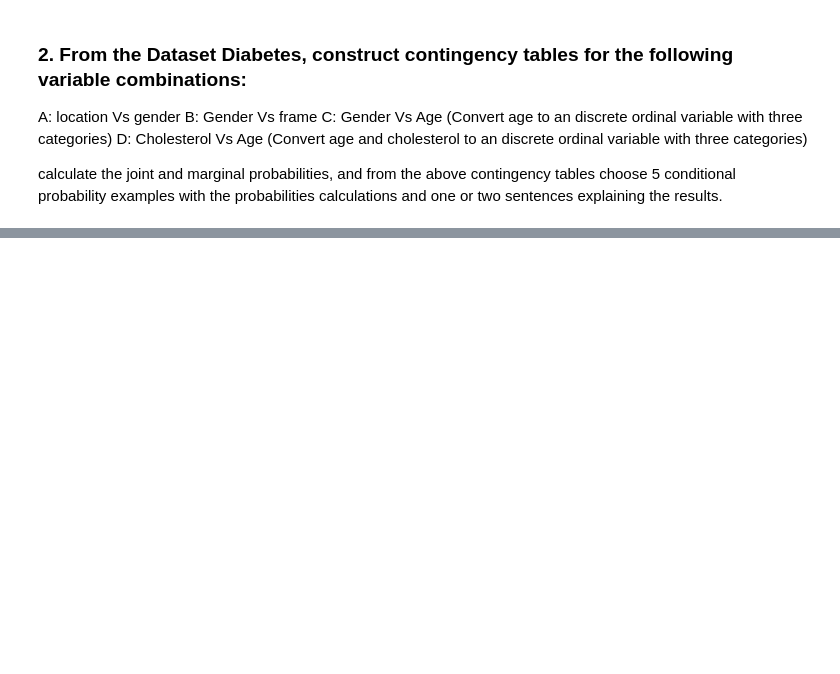
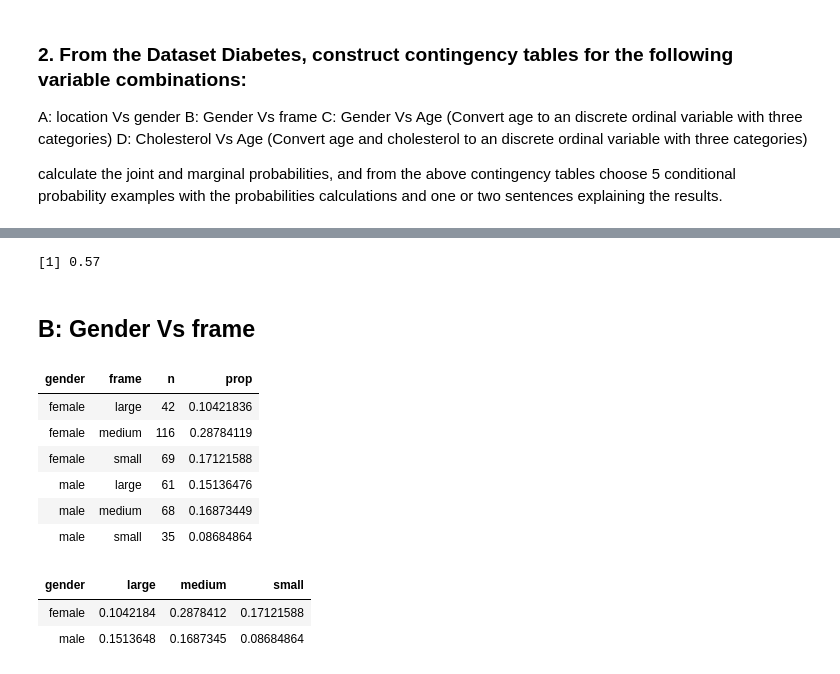
Before and after one commit to abchapman93/BMI_Prob_Stats, a Jupyter notebook: Module/Week_3/Homework 2..ipynb, the cells around one changed output, grey strips where cells are left out. Drawn from its saved outputs; the diff is of its cells as text; code cells hidden in the pictures; blank space fills up the shorter version.

```diff
--- a/Module/Week_3/Homework 2..ipynb
+++ b/Module/Week_3/Homework 2..ipynb
@@ -15,0 +205,36 @@ calculate the joint and marginal probabilities, and from the above contingency t
+# %%
+# Conditional Probabilities
+# Probability of female given Buckingham
+(prop_df %>%
+    filter(gender == "female", location == "Buckingham") %>%
+    .$prop ) /
+(marginal_df %>%
+    filter(location == "Buckingham") %>%
+    .$marginal
+)
+# %% [output]
+[1] 0.57
+# %% [markdown]
+## B: Gender Vs frame
+# %%
+grouped_df <- group_df_by_vars('gender', 'frame', df)
+prop_df <- create_prop_df(grouped_df)
+prop_df <- prop_df %>%
+    filter(frame != "")
+prop_df
+# %% [output]
+| gender | frame | n | prop |
+| female | large | 42 | 0.10421836 |
+| female | medium | 116 | 0.28784119 |
+| female | small | 69 | 0.17121588 |
+| male | large | 61 | 0.15136476 |
+| male | medium | 68 | 0.16873449 |
+| male | small | 35 | 0.08684864 |
+# %%
+# Joint probabilities
+joint_df <- compute_joint_probs("gender", "frame", prop_df)
+joint_df
+# %% [output]
+| gender | large | medium | small |
+| female | 0.1042184 | 0.2878412 | 0.17121588 |
+| male | 0.1513648 | 0.1687345 | 0.08684864 |
```
Also changed, not shown: parts of 38 cells of this notebook.
